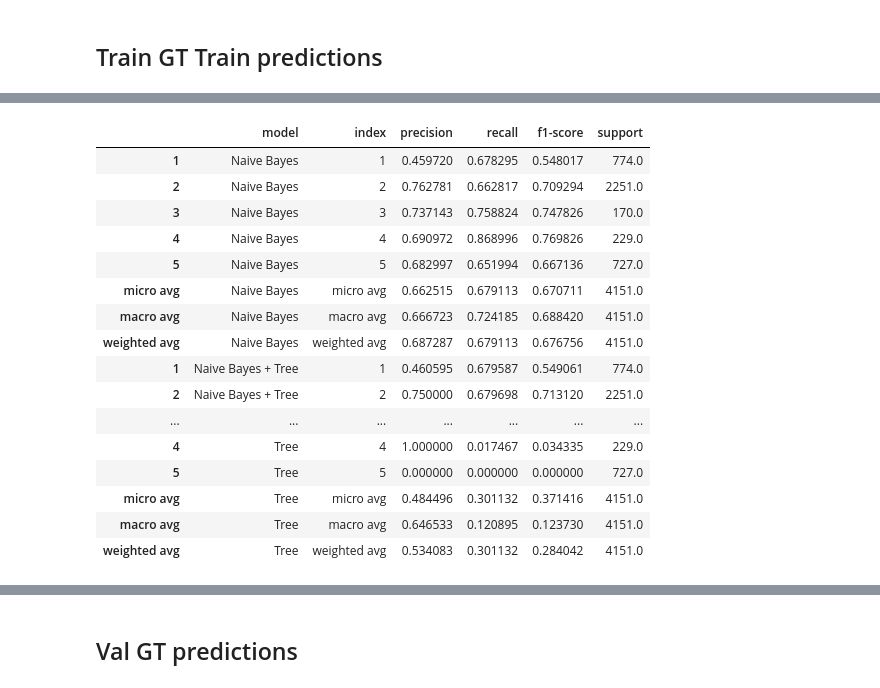
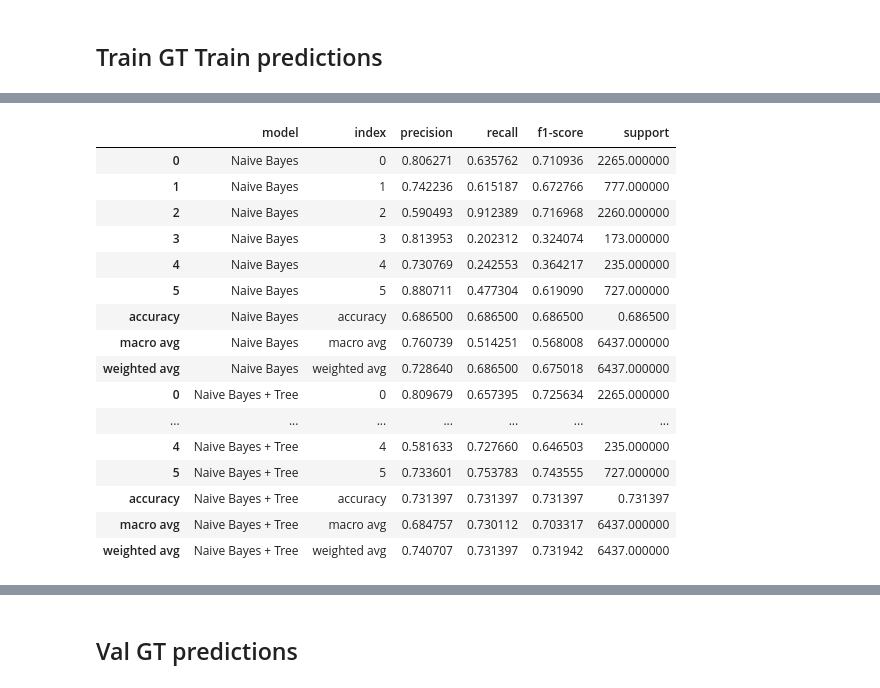
Before and after one commit to elangovana/bert-shortcuts, a Jupyter notebook: notebooks/chemprot_shortcut_analysis.ipynb, the cells around one changed output, grey strips where cells are left out. Drawn from its saved outputs; the diff is of its cells as text; code cells hidden in the pictures.

```diff
--- a/notebooks/chemprot_shortcut_analysis.ipynb
+++ b/notebooks/chemprot_shortcut_analysis.ipynb
@@ -6,0 +42,8 @@ s3_val_prediction = "s3://aegovan-data/chemprot/predictions_chemprot-bert-f1-202
+# %%
+other_genes_to_replace = {f"GENEIG{i} ":"_OTHER_ " for i in range(20)}
+other_chem_to_replace = {f"CHEMIG{i} ":"_OTHER_ " for i in range(20)}
+
+other_ignore = {**other_genes_to_replace, **other_chem_to_replace}
+
+# markers_to_replace = {**participants_to_replace, **other_ignore }
+markers_to_replace = {**participants_to_replace}
@@ -57,17 +110,23 @@ def load_gold(file):
     return df
 # %%
 
-
-def load_valtest_pred(file, labels_order = label_names):
-    df = pd.read_json(file, orient="records")
-    df["y"] = df["prediction"].apply(lambda x: labels_order.index(x))
-    df["y_raw"] = df["prediction"]
+def replace_in_place(x, replacement_dict):
+    for k,v in replacement_dict.items():
+        x = x.replace(k,v)
+    return x
 
 
-    df["x"] = df["sentence_anonymised"].apply(lambda x: x.replace("_GENE-Y_", "_GENE_")
-                                                                .replace("_GENE-N_", "_GENE_"))
-    df["gold"] = df["label"].apply(lambda x: labels_order.index(x))
-    df["gold_raw"] = df["label"]
+def load_valtest_pred(file, labels_order = label_names, markers_replacement=markers_to_replace):
+    df = pd.read_json(file, orient="records")
+
+
+
+    df["x"] = df[x_column].apply(lambda x: replace_in_place(x,markers_replacement))
+    df["gold"] = df[gold_y_column].apply(lambda x: labels_order.index(x))
+    df["gold_raw"] = df[gold_y_column]
+
+    df["y"] = df[prediction_y_column].apply(lambda x: labels_order.index(x))
+    df["y_raw"] = df[prediction_y_column]
 
 
     #df = df.query("is_eval == 'Y'").copy()
@@ -257,11 +430,14 @@ def filter_eval(df):
 # %% [markdown]
 ## Train GT Train predictions
+# %%
+df_train = load_valtest_pred(local_train_prediction_file)\
+                .pipe(add_unique_genes_chem)\
+                .pipe(add_span_genes_chem)
 # %%
-df_train = load_valtest_pred(local_train_prediction_file)
 train_result = train_and_predict_all_classifiers(df_train, min_df=1)
 
 
 
-print_report_all_classifiers(df_train["gold"],train_result, labels=pos_labels)
+print_report_all_classifiers(df_train["gold"],train_result, labels=all_labels)
 # %% [output]
 Training Naive Bayes
@@ -282,19 +458,19 @@ Training Tree
 \bottomrule
 \end{tabular}
 |  | model | index | precision | recall | f1-score | support |
-| 1 | Naive Bayes | 1 | 0.459720 | 0.678295 | 0.548017 | 774.0 |
-| 2 | Naive Bayes | 2 | 0.762781 | 0.662817 | 0.709294 | 2251.0 |
-| 3 | Naive Bayes | 3 | 0.737143 | 0.758824 | 0.747826 | 170.0 |
-| 4 | Naive Bayes | 4 | 0.690972 | 0.868996 | 0.769826 | 229.0 |
-| 5 | Naive Bayes | 5 | 0.682997 | 0.651994 | 0.667136 | 727.0 |
-| micro avg | Naive Bayes | micro avg | 0.662515 | 0.679113 | 0.670711 | 4151.0 |
-| macro avg | Naive Bayes | macro avg | 0.666723 | 0.724185 | 0.688420 | 4151.0 |
-| weighted avg | Naive Bayes | weighted avg | 0.687287 | 0.679113 | 0.676756 | 4151.0 |
-| 1 | Naive Bayes + Tree | 1 | 0.460595 | 0.679587 | 0.549061 | 774.0 |
-| 2 | Naive Bayes + Tree | 2 | 0.750000 | 0.679698 | 0.713120 | 2251.0 |
+| 0 | Naive Bayes | 0 | 0.806271 | 0.635762 | 0.710936 | 2265.000000 |
+| 1 | Naive Bayes | 1 | 0.742236 | 0.615187 | 0.672766 | 777.000000 |
+| 2 | Naive Bayes | 2 | 0.590493 | 0.912389 | 0.716968 | 2260.000000 |
+| 3 | Naive Bayes | 3 | 0.813953 | 0.202312 | 0.324074 | 173.000000 |
+| 4 | Naive Bayes | 4 | 0.730769 | 0.242553 | 0.364217 | 235.000000 |
+| 5 | Naive Bayes | 5 | 0.880711 | 0.477304 | 0.619090 | 727.000000 |
+| accuracy | Naive Bayes | accuracy | 0.686500 | 0.686500 | 0.686500 | 0.686500 |
+| macro avg | Naive Bayes | macro avg | 0.760739 | 0.514251 | 0.568008 | 6437.000000 |
+| weighted avg | Naive Bayes | weighted avg | 0.728640 | 0.686500 | 0.675018 | 6437.000000 |
+| 0 | Naive Bayes + Tree | 0 | 0.809679 | 0.657395 | 0.725634 | 2265.000000 |
 | ... | ... | ... | ... | ... | ... | ... |
-| 4 | Tree | 4 | 1.000000 | 0.017467 | 0.034335 | 229.0 |
-| 5 | Tree | 5 | 0.000000 | 0.000000 | 0.000000 | 727.0 |
-| micro avg | Tree | micro avg | 0.484496 | 0.301132 | 0.371416 | 4151.0 |
-| macro avg | Tree | macro avg | 0.646533 | 0.120895 | 0.123730 | 4151.0 |
-| weighted avg | Tree | weighted avg | 0.534083 | 0.301132 | 0.284042 | 4151.0 |
+| 4 | Naive Bayes + Tree | 4 | 0.581633 | 0.727660 | 0.646503 | 235.000000 |
+| 5 | Naive Bayes + Tree | 5 | 0.733601 | 0.753783 | 0.743555 | 727.000000 |
+| accuracy | Naive Bayes + Tree | accuracy | 0.731397 | 0.731397 | 0.731397 | 0.731397 |
+| macro avg | Naive Bayes + Tree | macro avg | 0.684757 | 0.730112 | 0.703317 | 6437.000000 |
+| weighted avg | Naive Bayes + Tree | weighted avg | 0.740707 | 0.731397 | 0.731942 | 6437.000000 |
```
Also changed, not shown: parts of 80 cells of this notebook, 5 other files.
